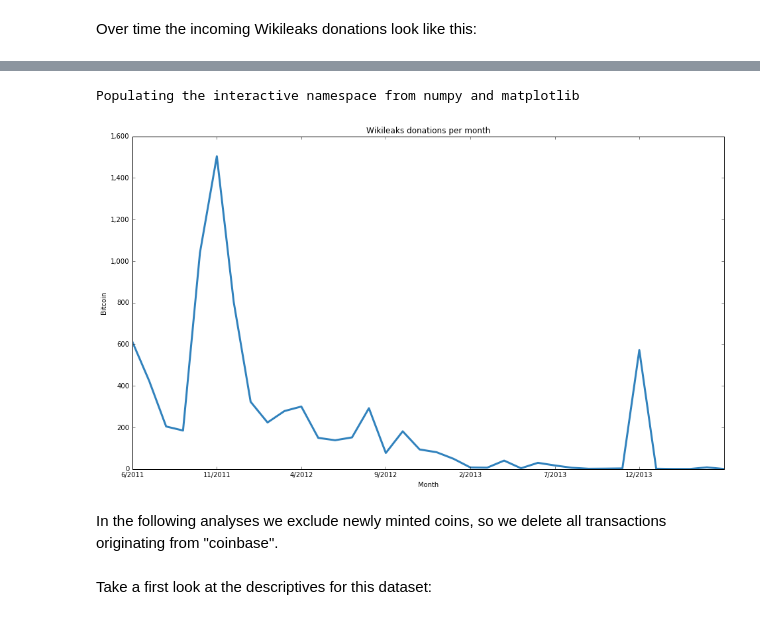
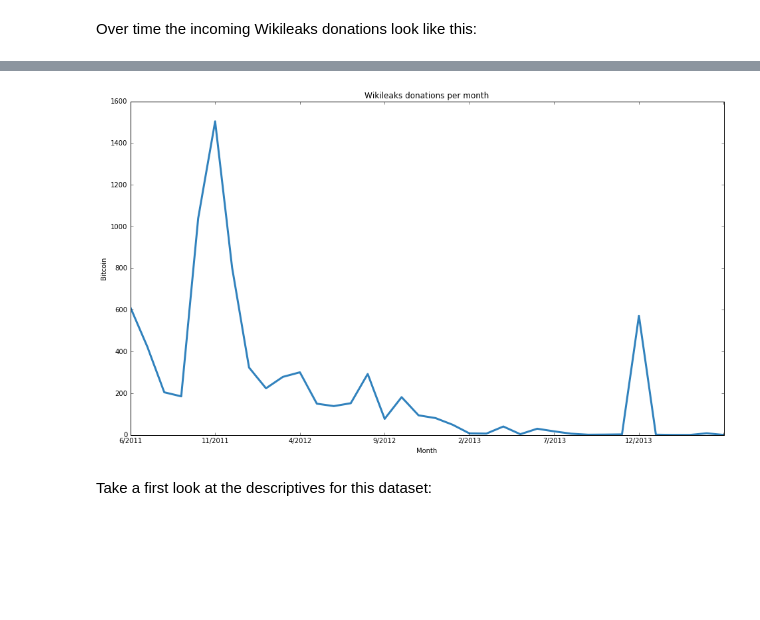
Before and after one commit to furukama/bitcoin, a Jupyter notebook: BitcoinAnalysis.ipynb, the cells around one changed output, grey strips where cells are left out. Drawn from its saved outputs; the diff is of its cells as text; code cells hidden in the pictures; blank space fills up the shorter version.

```diff
--- a/BitcoinAnalysis.ipynb
+++ b/BitcoinAnalysis.ipynb
@@ -59,8 +59,8 @@ Here's some interesting locations:
 Also: Image, Cablegate files ...
 # %%
 import binascii
-location = 88535801
-blockfile = "blk00277.dat"
+location = 0
+blockfile = "blk00000.dat"
 
 output = ""
 ascii = ""
@@ -545,8 +577,6 @@ transaction_sum_label = list(transaction_sum['LABEL'])
 xticks = ax.get_xticks().astype(int)[:7]
 ticklabels = list([transaction_sum_label[i] for i in xticks])
 ax.set_xticklabels(ticklabels)
-ax.get_yaxis().set_major_formatter(
-    matplotlib.ticker.FuncFormatter(lambda x, p: format(int(x), ',')))
 
 fig.show()
 # %% [output]
@@ -555,4 +584 @@ WARNING: pylab import has clobbered these variables: ['xticks']
-Populating the interactive namespace from numpy and matplotlib
-[figure, old version]
+[figure, new version]
-# %% [markdown]
-In the following analyses we exclude newly minted coins, so we delete all transactions originating from "coinbase".
```
Also changed, not shown: parts of 48 cells of this notebook, 1 other file.
